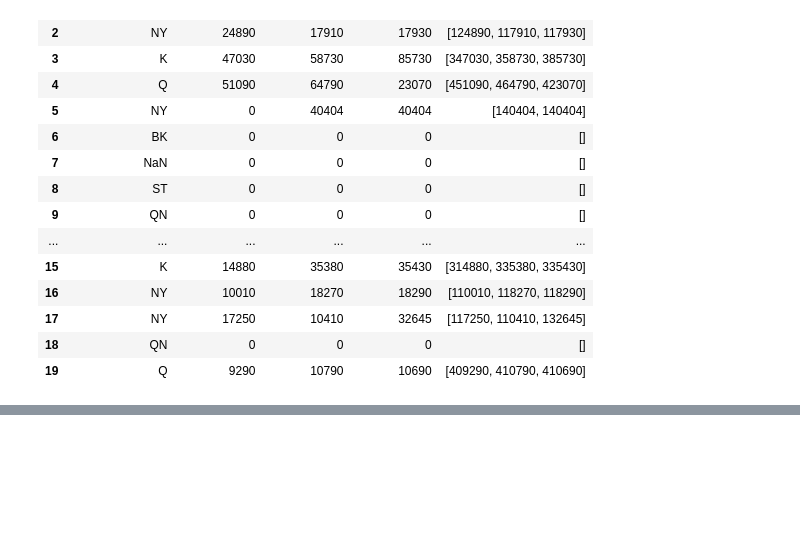
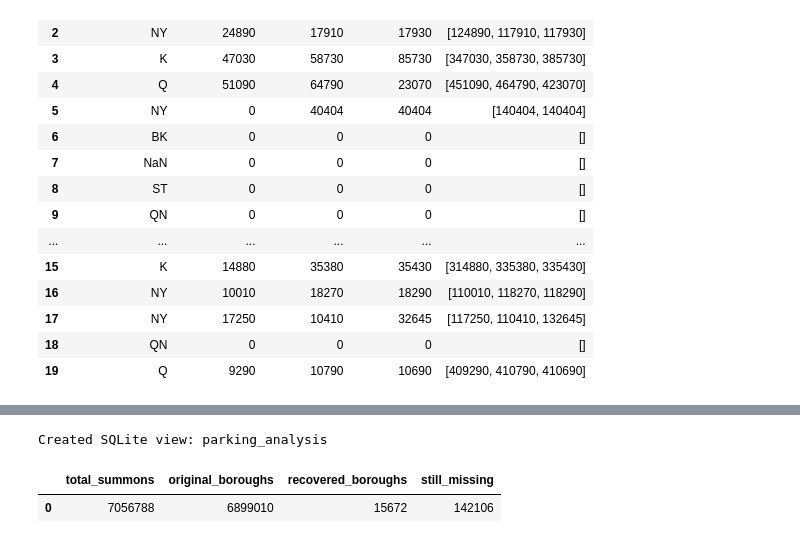
Before and after one commit to JaysonC41/parkinganalytics, a Jupyter notebook: notebooks/01_clean_nyc_parking_data.ipynb, the cells around one changed output, grey strips where cells are left out. Drawn from its saved outputs; the diff is of its cells as text; code cells hidden in the pictures; blank space fills up the shorter version.

```diff
--- a/notebooks/01_clean_nyc_parking_data.ipynb
+++ b/notebooks/01_clean_nyc_parking_data.ipynb
@@ -1231,0 +1371,68 @@ Saved to: c:\Users\jayson.coker\Documents\nyc-parking-analytics\data\processed\a
+# %%
+with sqlite3.connect(DATABASE_FILE) as connection:
+    connection.executescript(
+        """
+        DROP VIEW IF EXISTS parking_analysis;
+
+        CREATE VIEW parking_analysis AS
+        SELECT
+            p.*,
+
+            COALESCE(
+                NULLIF(TRIM(p.borough), ''),
+                r.recovered_borough
+            ) AS analysis_borough,
+
+            CASE
+                WHEN NULLIF(TRIM(p.borough), '') IS NOT NULL
+                    THEN 'original'
+                WHEN r.recovered_borough IS NOT NULL
+                    THEN 'recovered'
+                ELSE 'missing'
+            END AS borough_source,
+
+            r.confidence AS recovery_confidence,
+            r.recovery_method,
+            r.source_file AS recovery_source_file
+
+        FROM parking_enriched AS p
+
+        LEFT JOIN borough_recovery AS r
+            ON r.summons_number = p.summons_number;
+        """
+    )
+
+print("Created SQLite view: parking_analysis")
+# %% [output]
+Created SQLite view: parking_analysis
+# %%
+with sqlite3.connect(DATABASE_FILE) as connection:
+    validation = pd.read_sql_query(
+        """
+        SELECT
+            COUNT(*) AS total_summons,
+
+            SUM(
+                CASE WHEN borough_source = 'original'
+                THEN 1 ELSE 0 END
+            ) AS original_boroughs,
+
+            SUM(
+                CASE WHEN borough_source = 'recovered'
+                THEN 1 ELSE 0 END
+            ) AS recovered_boroughs,
+
+            SUM(
+                CASE WHEN borough_source = 'missing'
+                THEN 1 ELSE 0 END
+            ) AS still_missing
+
+        FROM parking_analysis
+        """,
+        connection,
+    )
+
+validation
+# %% [output]
+|  | total_summons | original_boroughs | recovered_boroughs | still_missing |
+| 0 | 7056788 | 6899010 | 15672 | 142106 |
```
Also changed, not shown: parts of 12 cells of this notebook, 1 other file.
